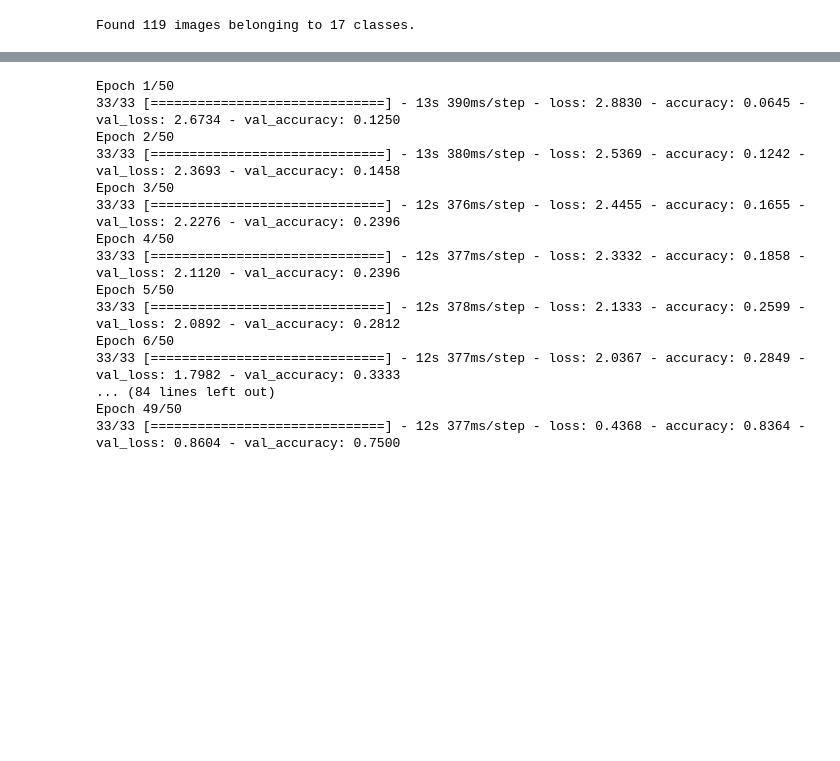
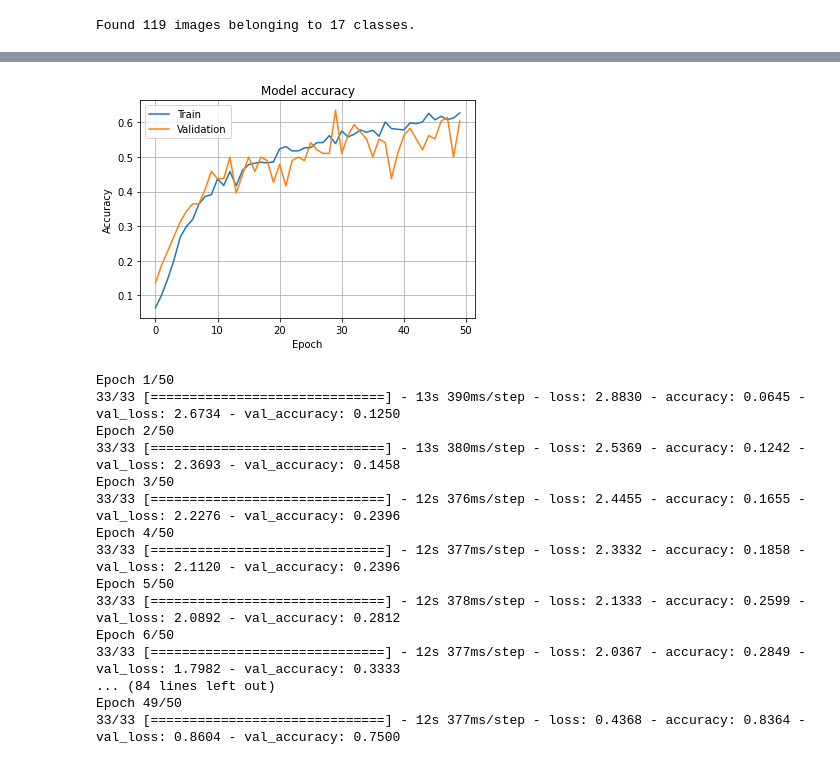
Before and after one commit to yoppy9095/machinelearning, a Jupyter notebook: 17flowers.ipynb, the cells around one changed output, grey strips where cells are left out. Cells and saved outputs as stored; diff of their text form; code cells hidden in the pictures; blank space fills up the shorter version.

```diff
--- a/17flowers.ipynb
+++ b/17flowers.ipynb
@@ -48,3 +48,36 @@ val_generator = datagen.flow_from_directory(
         )
 # %% [output]
 Found 119 images belonging to 17 classes.
+# %%
+model = Sequential()
+model.add(Conv2D(32, 3, 3, input_shape=(224, 224, 3)))
+model.add(Activation('relu'))
+model.add(MaxPool2D(pool_size=(2, 2)))
+
+model.add(Conv2D(32, 3, 3))
+model.add(Activation('relu'))
+model.add(MaxPool2D(pool_size=(2, 2)))
+
+model.add(Conv2D(64, 3, 3))
+model.add(Activation('relu'))
+model.add(MaxPool2D(pool_size=(2, 2)))
+
+model.add(Flatten())
+model.add(Dense(64))
+model.add(Activation('relu'))
+model.add(Dense(17))
+model.add(Activation('softmax'))
+
+model.compile(loss='categorical_crossentropy',
+              optimizer='adam',
+              metrics=['accuracy'])
+# %%
+history = model.fit_generator(
+            train_generator,
+            steps_per_epoch=33,
+            epochs=50,
+            validation_data=val_generator,
+            validation_steps=3,
+            verbose=1,
+            workers=1
+        )
@@ -51,3 +102,14 @@ Found 119 images belonging to 17 classes.
+# %%
+plt.plot(history.history['accuracy'])
+plt.plot(history.history['val_accuracy'])
+plt.title('Model accuracy')
+plt.ylabel('Accuracy')
+plt.xlabel('Epoch')
+plt.grid()
+plt.legend(['Train', 'Validation'], loc='upper left')
+plt.show()
+# %% [output]
+[figure, added]
 # %%
 vgg_model = VGG16(include_top=False, weights=None, input_shape=(224,224,3))
 model = Sequential([
```
Also changed, not shown: parts of 4 cells of this notebook, 1 other file.
